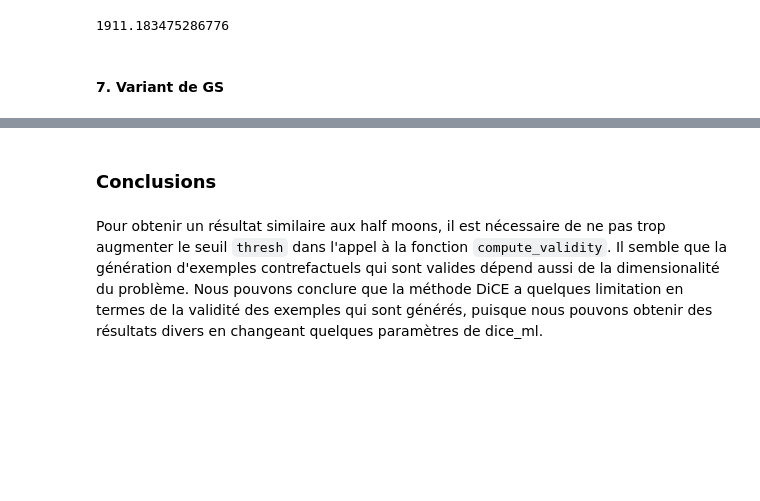
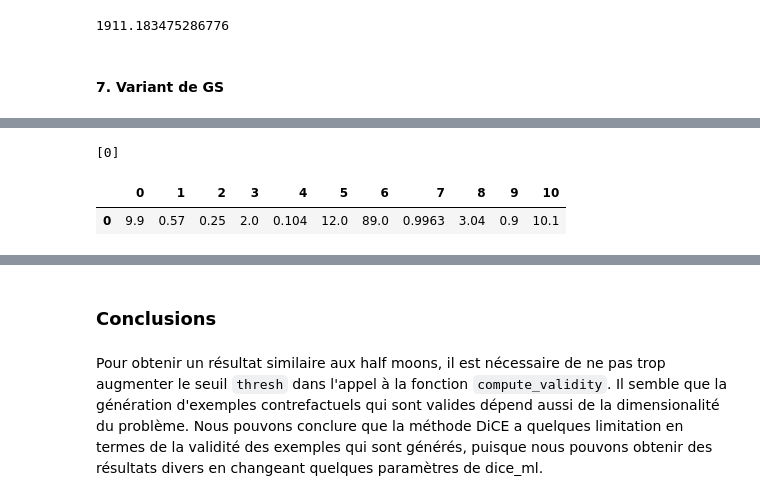
Before and after one commit to nhs2828/IA-Explicable, a Jupyter notebook: tme2/TME2_LELORIER_NGUYEN.ipynb, the cells around one changed output, grey strips where cells are left out. Cells and saved outputs as stored; diff of their text form; code cells hidden in the pictures; blank space fills up the shorter version.

```diff
--- a/tme2/TME2_LELORIER_NGUYEN.ipynb
+++ b/tme2/TME2_LELORIER_NGUYEN.ipynb
@@ -678,7 +622,0 @@ def visualisation_2D_GS(data, y, clf, x, GS, liste_att_interdit, etha=5, n=50) -
-# %%
-X_train, X_test, y_train, y_test = train_test_split(hm_df[['x', 'y']], hm_df['target'], test_size=0.2, shuffle = True)
-X_train = X_train.to_numpy()
-y_train = y_train.to_numpy()
-clf = SVC(probability=True)
-clf.fit(X_train, y_train)
-accuracy_score(y_test, clf.predict(X_test))
@@ -687,4 +625,5 @@ accuracy_score(y_test, clf.predict(X_test))
 # %%
-GS = GSFS
-x = X_train[0]
-visualisation_2D_GS(X_train, y_train, clf, x, GS, liste_att_interdit = [0])
+att = 0
+range = 1
+x = X_train.to_numpy()[0]
+e = GSG_modif(clf_wine, x, etha=10, n=30, att=att, range=range)
@@ -693,4 +629,0 @@ visualisation_2D_GS(X_train, y_train, clf, x, GS, liste_att_interdit = [0])
-# %%
-GS = GSFS
-x = X_train[0]
-visualisation_2D_GS(X_train, y_train, clf, x, GS, liste_att_interdit = [1])
@@ -698,0 +630,7 @@ visualisation_2D_GS(X_train, y_train, clf, x, GS, liste_att_interdit = [1])
+# %%
+print(clf_wine.predict([x]))
+pd.DataFrame(x).T
+# %% [output]
+[0]
+|  | 0 | 1 | 2 | 3 | 4 | 5 | 6 | 7 | 8 | 9 | 10 |
+| 0 | 9.9 | 0.57 | 0.25 | 2.0 | 0.104 | 12.0 | 89.0 | 0.9963 | 3.04 | 0.9 | 10.1 |
```
Also changed, not shown: parts of 9 cells of this notebook.
